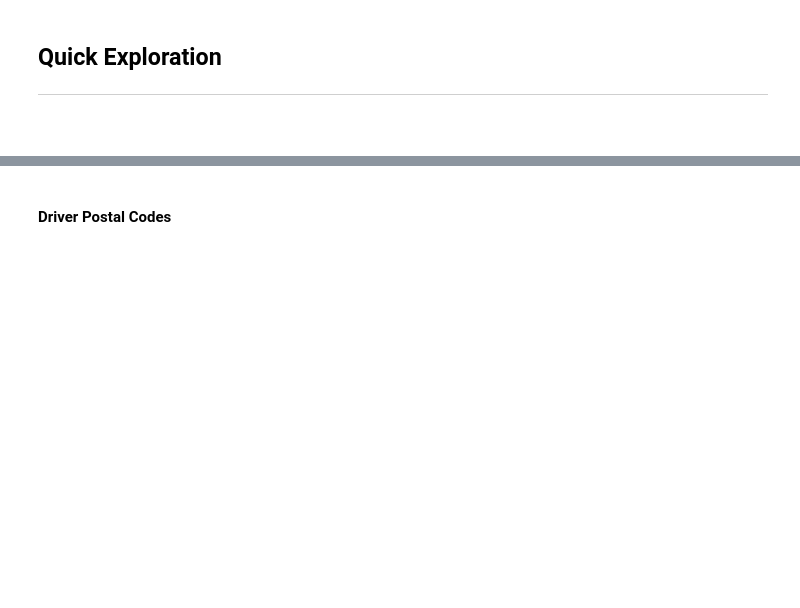
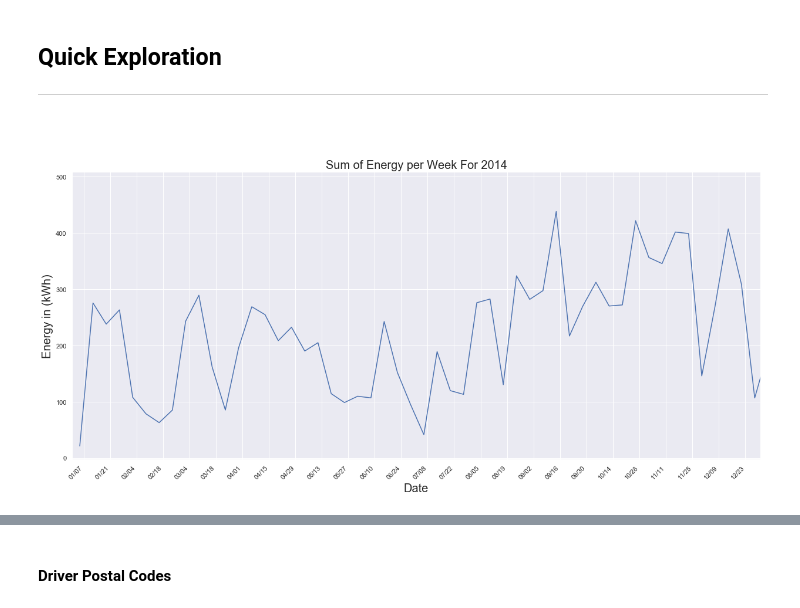
Before and after one commit to encodingintuition/EV_Infrastructure, a Jupyter notebook: code/GeorgiaTech_ev_charg_behav.ipynb, the cells around one changed output, grey strips where cells are left out. Saved outputs shown, nothing was run; the diff lists cells and outputs as text; code cells hidden in the pictures; blank space fills up the shorter version.

```diff
--- a/code/GeorgiaTech_ev_charg_behav.ipynb
+++ b/code/GeorgiaTech_ev_charg_behav.ipynb
@@ -12,8 +12,16 @@ git https://github.com/Sheldon-Zhang/Gatech_EV_Analytics
 
 import pandas as pd
 import matplotlib.pyplot as plt
+#
+import matplotlib.dates as mdates
+#
+from matplotlib.dates import DateFormatter
+
 import seaborn as sns
 import numpy as np
+
+# set figure size
+sns.set(rc={'figure.figsize':(21,9)})
 # %% [markdown]
 # Data Ingestion
 <hr>
@@ -78,0 +93,43 @@ Index(['Label 01', 'Lable 02', 'Org Name', 'Start Date', 'Start Time Zone',
+# %%
+
+# Create dataframe for visualization
+# duplicate df
+df_graph = df.copy()
+# DateTime Manipulation
+df_graph.set_index('Start Date', inplace = True)
+df_graph.sort_index(inplace = True)
+# creates a varable to count numer of events that day
+df_graph['count_event'] = 1
+# create sum per WEEK
+df_graph = df_graph.resample('w').sum()
+# %%
+# Sum of Energy per Day For 2014
+
+sns.set(rc={'figure.figsize':(21,9),"font.size":20,"axes.titlesize":20,"axes.labelsize":20})
+
+
+# figure
+
+ax = sns.lineplot(x = df_graph.index, y = df_graph['Energy (kWh)'],
+        )
+
+ax.set(xlabel="Date",
+       ylabel="Energy in (kWh)",
+       title="Sum of Energy per Week For 2014",
+       xlim=["2014-01-01", "2014-12-31"])
+
+
+# have before DateFormatter
+ax.set_xticklabels(df_graph.index, rotation=45, horizontalalignment='right')
+# date format
+date_form = DateFormatter("%m/%d")
+ax.xaxis.set_major_formatter(date_form)
+
+# tick once every other week (interval=2)
+ax.xaxis.set_major_locator(mdates.WeekdayLocator(interval=2))
+
+##
+# axs.set_ylabel('mylabel',size=6)
+#fig, ax = plt.subplots(figsize = (21,9))
+# %% [output]
+[figure, added]
```
Also changed, not shown: parts of 7 cells of this notebook.
